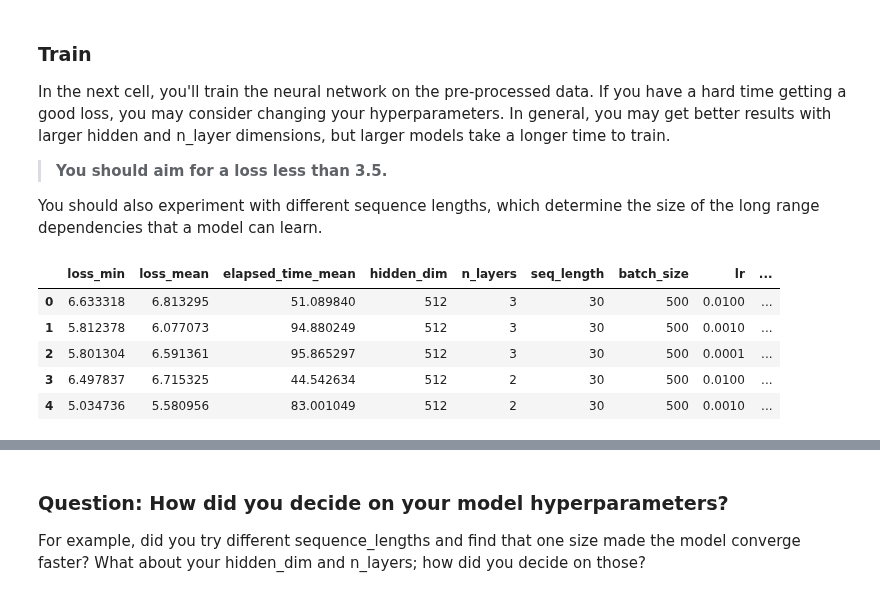
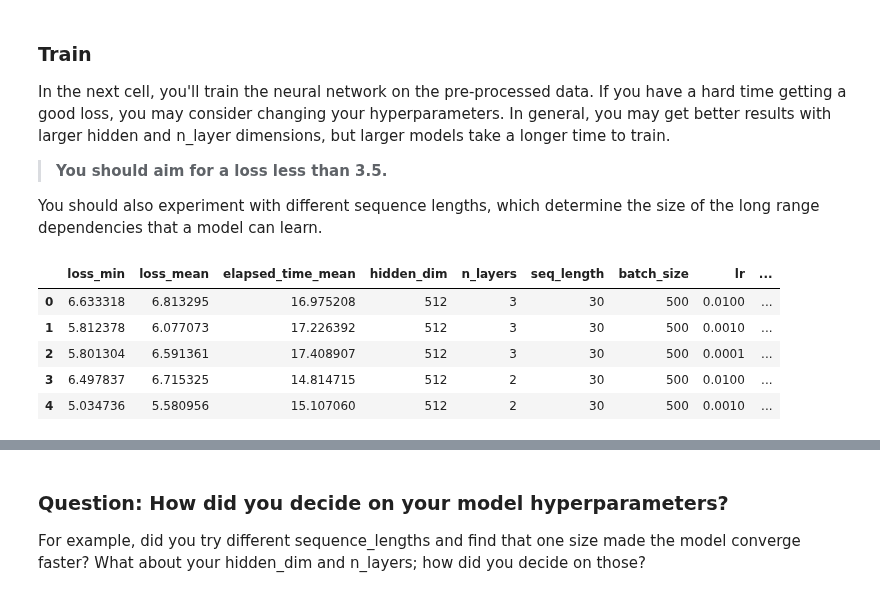
Before and after one commit to silviomori/udacity-deeplearning-nanodegree, a Jupyter notebook: project-tv-script-generation/dlnd_tv_script_generation.ipynb, the cells around one changed output, grey strips where cells are left out. Saved outputs shown, nothing was run; the diff lists cells and outputs as text; code cells hidden in the pictures.

```diff
--- a/project-tv-script-generation/dlnd_tv_script_generation.ipynb
+++ b/project-tv-script-generation/dlnd_tv_script_generation.ipynb
@@ -508,13 +508,23 @@ The training loop is implemented for you in the `train_rnn` function. This funct
 # %%
 """
 DON'T MODIFY ANYTHING IN THIS CELL
+I have modified this cell to:
+    - include parameters track_every_n_iterations and train_for_n_iterations
+    - include some tracking variables
+    - train the RNN in 'training mode' and 'short test mode'
+        - 'short test mode': run the training loop for few iterations aiming to compare results
+            with several settings for the RNN
+        - 'training mode': run the training loop over some epochs to get the better result
+            that the RNN could reach
+    - save the RNN if the loss reach a better result
+    - return the tracking variables
 """
 import time
 
 def train_rnn(rnn, batch_size, optimizer, criterion, n_epochs, track_every_n_iterations=10000, train_for_n_iterations=None):
     batch_losses = []
     track_loss = []
-    min_loss = 4.5 # Do not save until loss bigger than 4.5
+    min_loss = 4.0 # Do not save until loss bigger than 4.0
     track_iterations = []
     elapsed_time = []
 
@@ -573,7 +583,8 @@ def train_rnn(rnn, batch_size, optimizer, criterion, n_epochs, track_every_n_ite
     # returns some tracking parameters
     tracking_dict = {'track_loss': track_loss, 'loss_min': np.min(track_loss),
                      'loss_mean': np.mean(track_loss), 'elapsed_time': elapsed_time,
-                     'elapsed_time_mean': np.mean(elapsed_time), 'track_iterations': track_iterations}
+                     'elapsed_time_mean': elapsed_time[-1]/len(elapsed_time),
+                     'track_iterations': track_iterations}
     return tracking_dict
 # %% [markdown]
 ### Hyperparameters
@@ -632,6 +643,12 @@ You should also experiment with different sequence lengths, which determine the
 # %%
 """
 DON'T MODIFY ANYTHING IN THIS CELL
+I have modified this cell to:
+    - create a function that could be invoked many times to create
+        RNNs with different settings to be tested
+    - pass into train_rnn the parameters:
+        - track_every_n_iterations
+        - train_for_n_iterations
 """
 def create_rnn_and_train():
     # create model and move to gpu if available
@@ -644,7 +661,9 @@ def create_rnn_and_train():
     criterion = nn.CrossEntropyLoss()
 
     # training the model
-    return train_rnn(rnn, batch_size, optimizer, criterion, num_epochs, track_every_n_iterations=track_every_n_iterations, train_for_n_iterations=train_for_n_iterations)
+    return train_rnn(rnn, batch_size, optimizer, criterion, num_epochs,
+                     track_every_n_iterations=track_every_n_iterations,
+                     train_for_n_iterations=train_for_n_iterations)
 # %%
 """
 THIS CODE PERFORMS SHORT TESTS WITH A LOT OF DISTINCT HYPERPARAMETERS
@@ -690,7 +709,7 @@ for i, values in enumerate(iterator):
     training_dict['iterator'] = iterator
 
     # save the dictionary containing the tracking parameters
-    torch.save(training_dict, 'training_dict.pt')
+    torch.save(training_dict, './save/training_dict.pt')
 
     print()
 # %%
@@ -700,36 +719,36 @@ import matplotlib.pyplot as plt
 import seaborn as sns
 import pandas as pd
 # %%
-training_dict = torch.load('training_dict.pt')
+training_dict = torch.load('./save/training_dict.pt')
 training_dict.pop('iterator')
 
 training_data = {'loss_min':[], 'loss_mean':[], 'elapsed_time_mean':[], 'hidden_dim':[],
                  'n_layers':[], 'seq_length':[], 'batch_size':[], 'lr':[], 'embedding_dim':[],
                  'track_loss':[], 'elapsed_time':[], 'track_iterations':[]}
 
 for i in range(len(training_dict)):
     training_data['loss_min'].append(training_dict[i]['loss_min'])
     training_data['loss_mean'].append(training_dict[i]['loss_mean'])
     training_data['elapsed_time_mean'].append(training_dict[i]['elapsed_time_mean'])
     training_data['hidden_dim'].append(training_dict[i]['hidden_dim'])
     training_data['n_layers'].append(training_dict[i]['n_layers'])
     training_data['seq_length'].append(training_dict[i]['sequence_length'])
     training_data['batch_size'].append(training_dict[i]['batch_size'])
     training_data['lr'].append(training_dict[i]['learning_rate'])
     training_data['embedding_dim'].append(training_dict[i]['embedding_dim'])
     training_data['track_loss'].append(training_dict[i]['track_loss'])
     training_data['elapsed_time'].append(training_dict[i]['elapsed_time'])
     training_data['track_iterations'].append(training_dict[i]['track_iterations'])
 
 training_data = pd.DataFrame(training_data)
 training_data.head()
 # %% [output]
 |  | loss_min | loss_mean | elapsed_time_mean | hidden_dim | n_layers | seq_length | batch_size | lr | ... |
-| 0 | 6.633318 | 6.813295 | 51.089840 | 512 | 3 | 30 | 500 | 0.0100 | ... |
-| 1 | 5.812378 | 6.077073 | 94.880249 | 512 | 3 | 30 | 500 | 0.0010 | ... |
-| 2 | 5.801304 | 6.591361 | 95.865297 | 512 | 3 | 30 | 500 | 0.0001 | ... |
-| 3 | 6.497837 | 6.715325 | 44.542634 | 512 | 2 | 30 | 500 | 0.0100 | ... |
-| 4 | 5.034736 | 5.580956 | 83.001049 | 512 | 2 | 30 | 500 | 0.0010 | ... |
+| 0 | 6.633318 | 6.813295 | 16.975208 | 512 | 3 | 30 | 500 | 0.0100 | ... |
+| 1 | 5.812378 | 6.077073 | 17.226392 | 512 | 3 | 30 | 500 | 0.0010 | ... |
+| 2 | 5.801304 | 6.591361 | 17.408907 | 512 | 3 | 30 | 500 | 0.0001 | ... |
+| 3 | 6.497837 | 6.715325 | 14.814715 | 512 | 2 | 30 | 500 | 0.0100 | ... |
+| 4 | 5.034736 | 5.580956 | 15.107060 | 512 | 2 | 30 | 500 | 0.0010 | ... |
 # %%
 sns.set(style="whitegrid")
 sns.set_context('poster', font_scale=.7)
```
Also changed, not shown: parts of 3 cells of this notebook.
